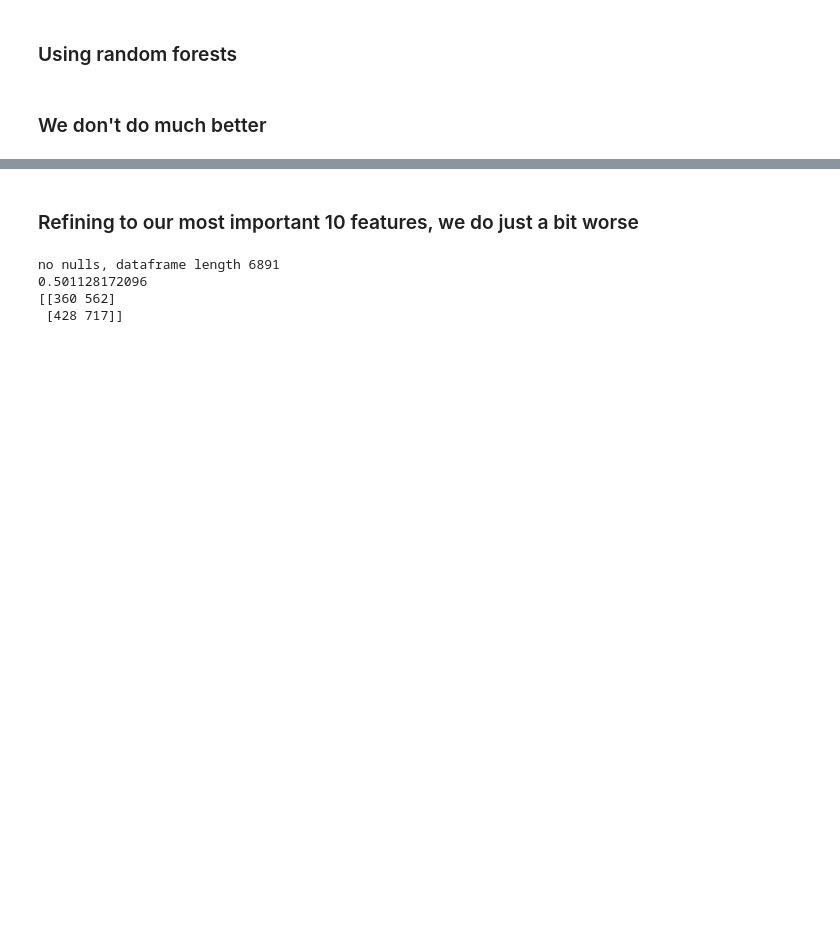
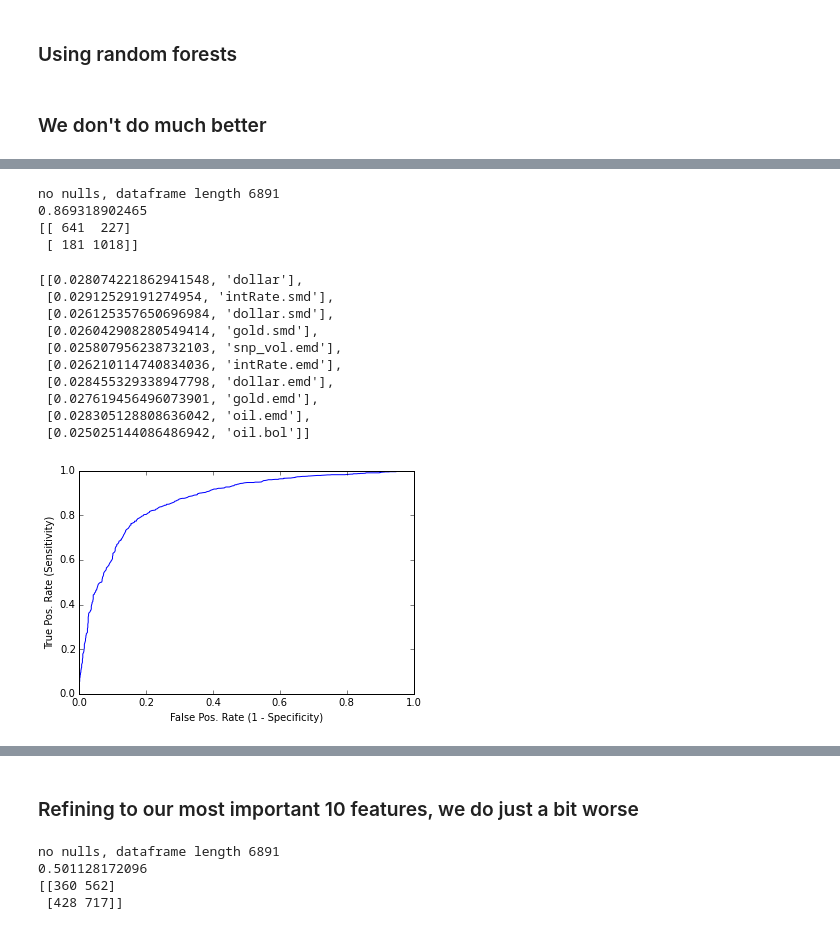
Before and after one commit to michaelsmirnoff/SF_DAT_15_WORK, a Jupyter notebook: brennan/eco_trends.ipynb, the cells around one changed output, grey strips where cells are left out. Drawn from its saved outputs; the diff is of its cells as text; code cells hidden in the pictures; blank space fills up the shorter version.

```diff
--- a/brennan/eco_trends.ipynb
+++ b/brennan/eco_trends.ipynb
@@ -804,0 +840,19 @@ train_test_split_clf_plot(dfX, yBin) #, 'Using blob')
+# %%
+dfX, y, yBin = make_Xy_shift(df_b, 'snp_close', 5)
+train_test_split_clf_plot(dfX, yBin) #, 'Using blob')
+# %% [output]
+no nulls, dataframe length 6891
+0.869318902465
+[[ 641  227]
+ [ 181 1018]]
+[[0.028074221862941548, 'dollar'],
+ [0.02912529191274954, 'intRate.smd'],
+ [0.026125357650696984, 'dollar.smd'],
+ [0.026042908280549414, 'gold.smd'],
+ [0.025807956238732103, 'snp_vol.emd'],
+ [0.026210114740834036, 'intRate.emd'],
+ [0.028455329338947798, 'dollar.emd'],
+ [0.027619456496073901, 'gold.emd'],
+ [0.028305128808636042, 'oil.emd'],
+ [0.025025144086486942, 'oil.bol']]
+[figure, added]
```
Also changed, not shown: parts of 21 cells of this notebook.
